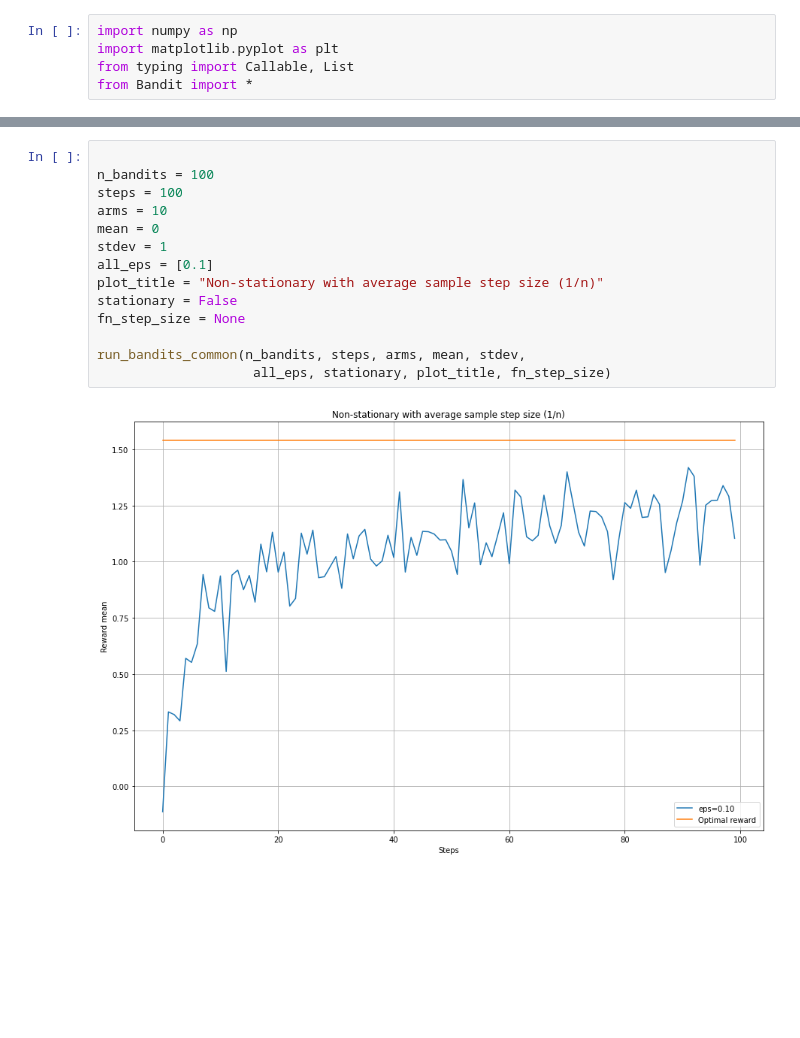
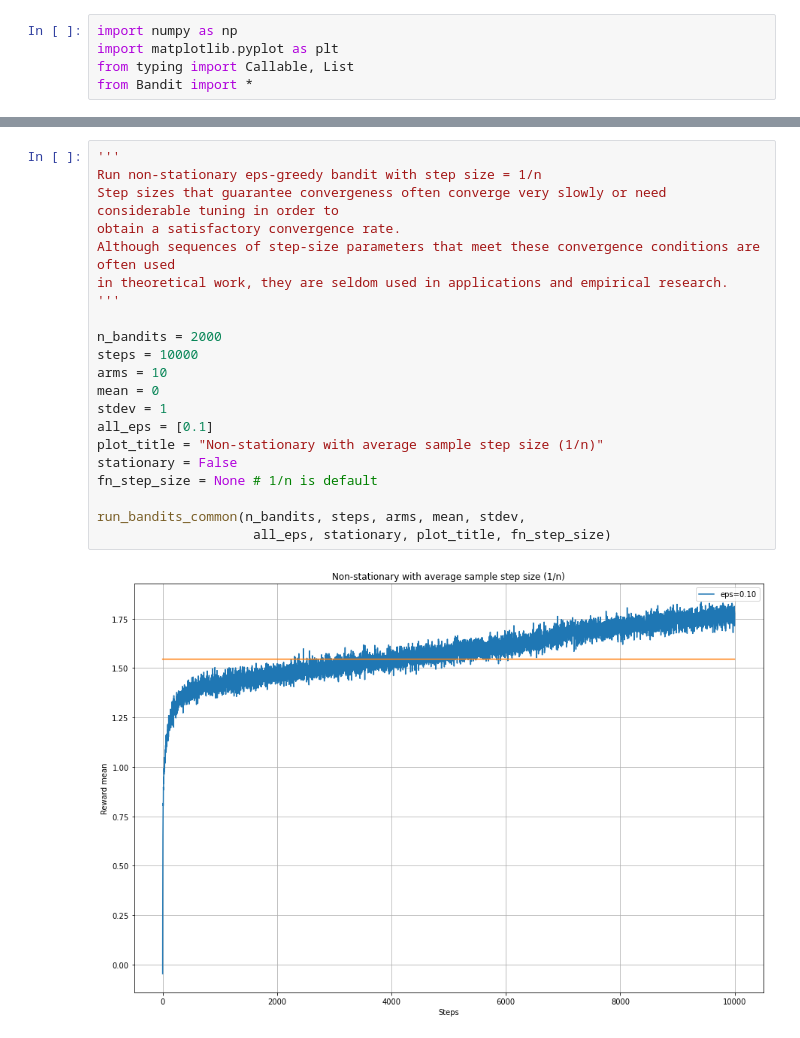
Before and after one commit to shamrous/RL, a Jupyter notebook: Bandit/Bandit.ipynb, the cells around one changed output, grey strips where cells are left out. Saved outputs shown, nothing was run; the diff lists cells and outputs as text; blank space fills up the shorter version.

```diff
--- a/Bandit/Bandit.ipynb
+++ b/Bandit/Bandit.ipynb
@@ -50,16 +68,23 @@ run_bandits_common(n_bandits, steps, arms, mean, stdev,
 # %%
+'''
+Run non-stationary eps-greedy bandit with step size = 1/n
+Step sizes that guarantee convergeness often converge very slowly or need considerable tuning in order to
+obtain a satisfactory convergence rate.
+Although sequences of step-size parameters that meet these convergence conditions are often used
+in theoretical work, they are seldom used in applications and empirical research.
+'''
 
-n_bandits = 100
-steps = 100
+n_bandits = 2000
+steps = 10000
 arms = 10
 mean = 0
 stdev = 1
 all_eps = [0.1]
 plot_title = "Non-stationary with average sample step size (1/n)"
 stationary = False
-fn_step_size = None
+fn_step_size = None # 1/n is default
 
 run_bandits_common(n_bandits, steps, arms, mean, stdev,
                     all_eps, stationary, plot_title, fn_step_size)
 # %% [output]
-[figure, old version]
+[figure, new version]
```
Also changed, not shown: parts of 3 cells of this notebook.
